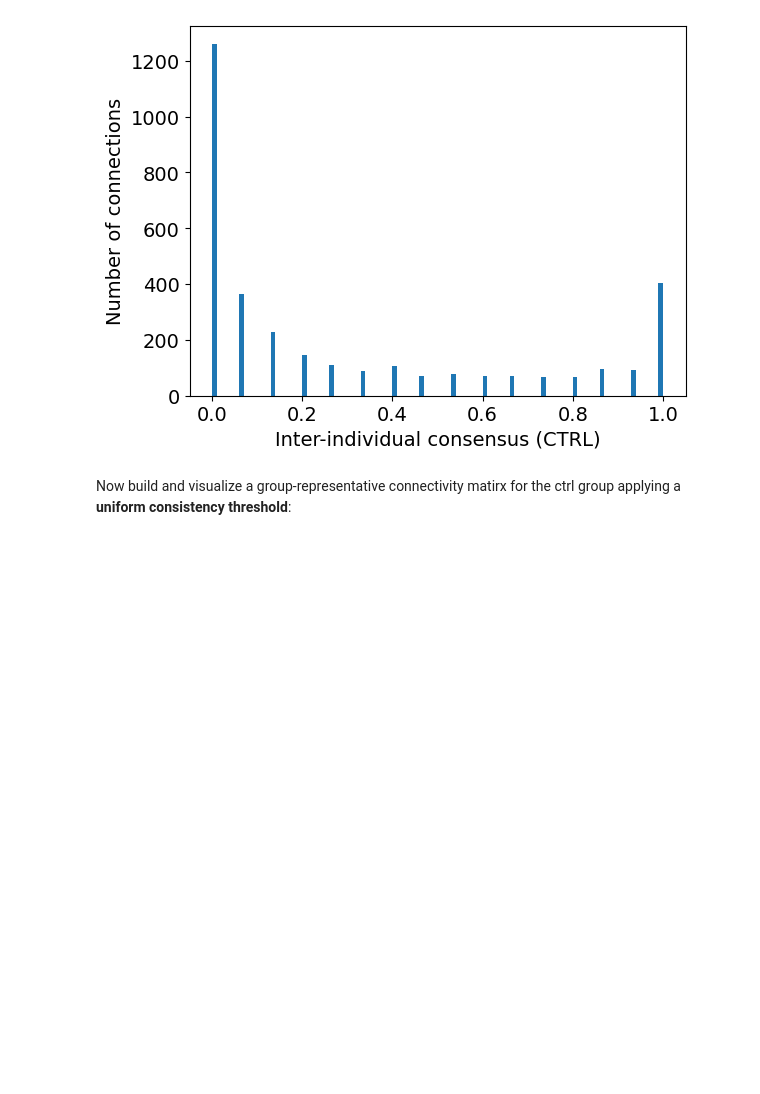
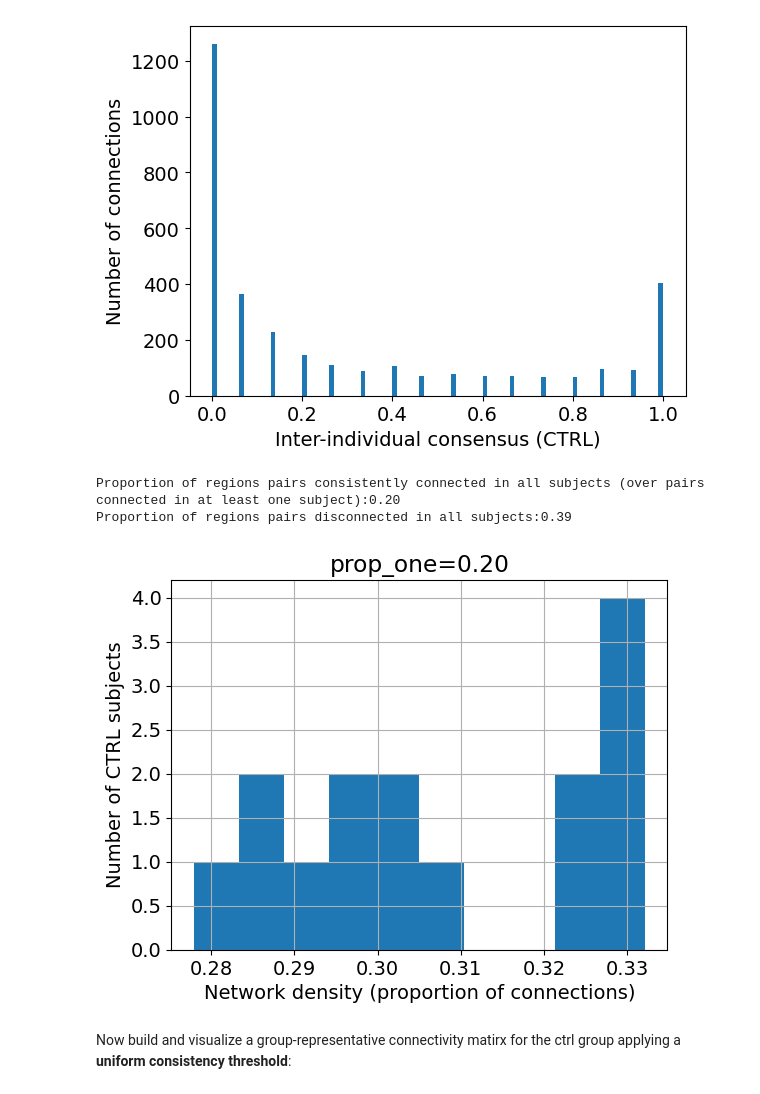
Before and after one commit to agriffa/IST_Connectomics_Lab, a Jupyter notebook: IST_Connectomics_Lab_colab.ipynb, the cells around one changed output. Saved outputs shown, nothing was run; the diff lists cells and outputs as text; code cells hidden in the pictures; blank space fills up the shorter version.

```diff
--- a/IST_Connectomics_Lab_colab.ipynb
+++ b/IST_Connectomics_Lab_colab.ipynb
@@ -336,11 +334,28 @@ plt.show()
 [figure]
 [figure]
 # %%
-# TODO : Compute the proportion of regions pairs consistently connected (disconnected)
-prop_zero = ...
-prop_one = ...
+# --- compute the proportion of regions pairs consistently connected (disconnected) ---
+prop_one = np.sum(C_ctrl == 1) / np.sum(C_ctrl > 0)
+prop_zero = np.sum(C_ctrl == 0) / (nn * (nn-1))
 
-# TODO : How do prop_zero and prop_one compare to the distribution of the individual networks’ densities?
+print(f"Proportion of regions pairs consistently connected in all subjects (over pairs connected in at least one subject):{prop_one:.2f}")
+print(f"Proportion of regions pairs disconnected in all subjects:{prop_zero:.2f}")
+
+# --- how prop_one compare to the distribution of the individual networks’ densities ---
+d_ctrl = np.sum(SC_ctrl > 0, axis=(0, 1)) / (nn * (nn - 1))  # shape (ns,)
+
+# Histogram
+plt.figure()
+plt.hist(d_ctrl, bins=10)
+plt.grid(True)
+plt.xlabel("Network density (proportion of connections)")
+plt.ylabel("Number of CTRL subjects")
+plt.title(f"prop_one={prop_one:.2f}")
+plt.show()
+# %% [output]
+Proportion of regions pairs consistently connected in all subjects (over pairs connected in at least one subject):0.20
+Proportion of regions pairs disconnected in all subjects:0.39
+[figure, added]
 # %% [markdown]
 Now build and visualize a group-representative connectivity matirx for the ctrl group applying a **uniform consistency threshold**:
 # %%
```
Also changed, not shown: parts of 46 cells of this notebook.
